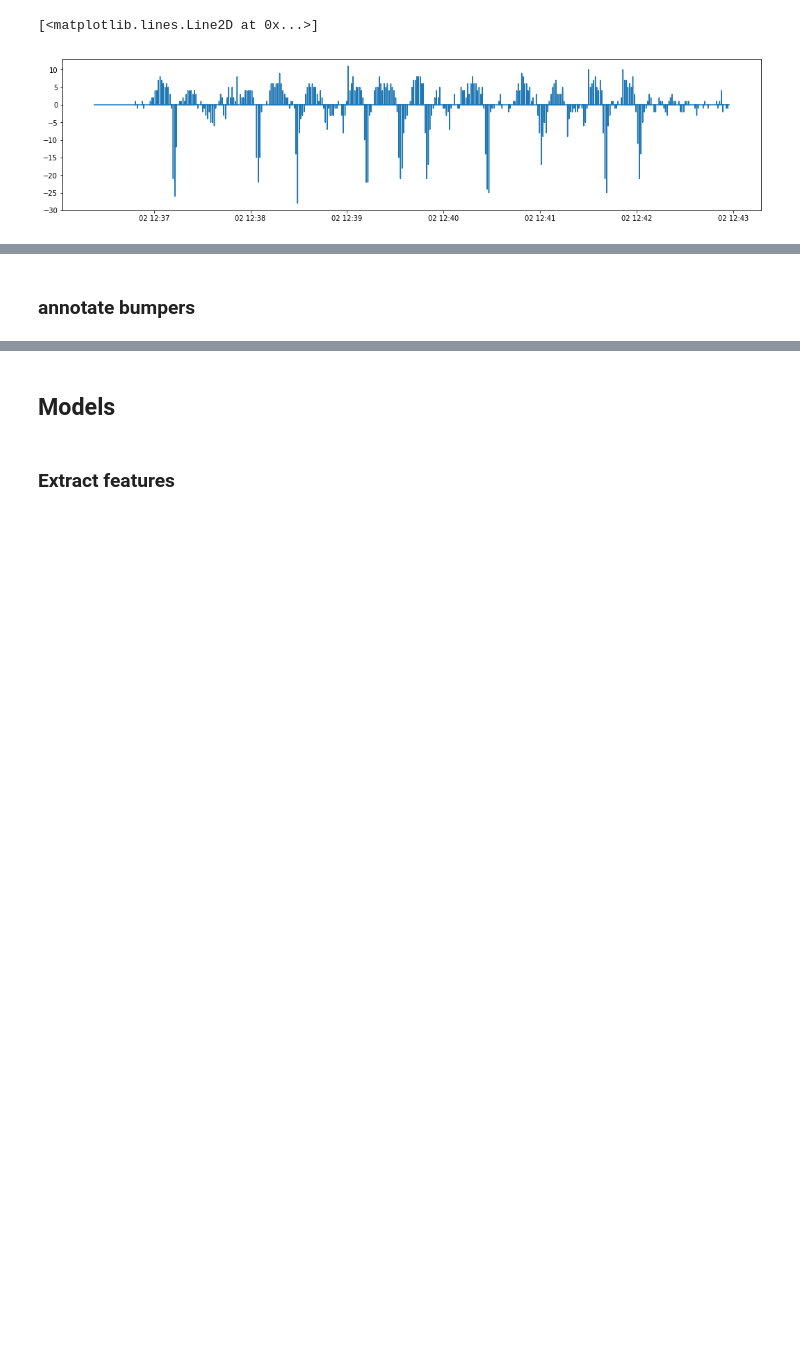
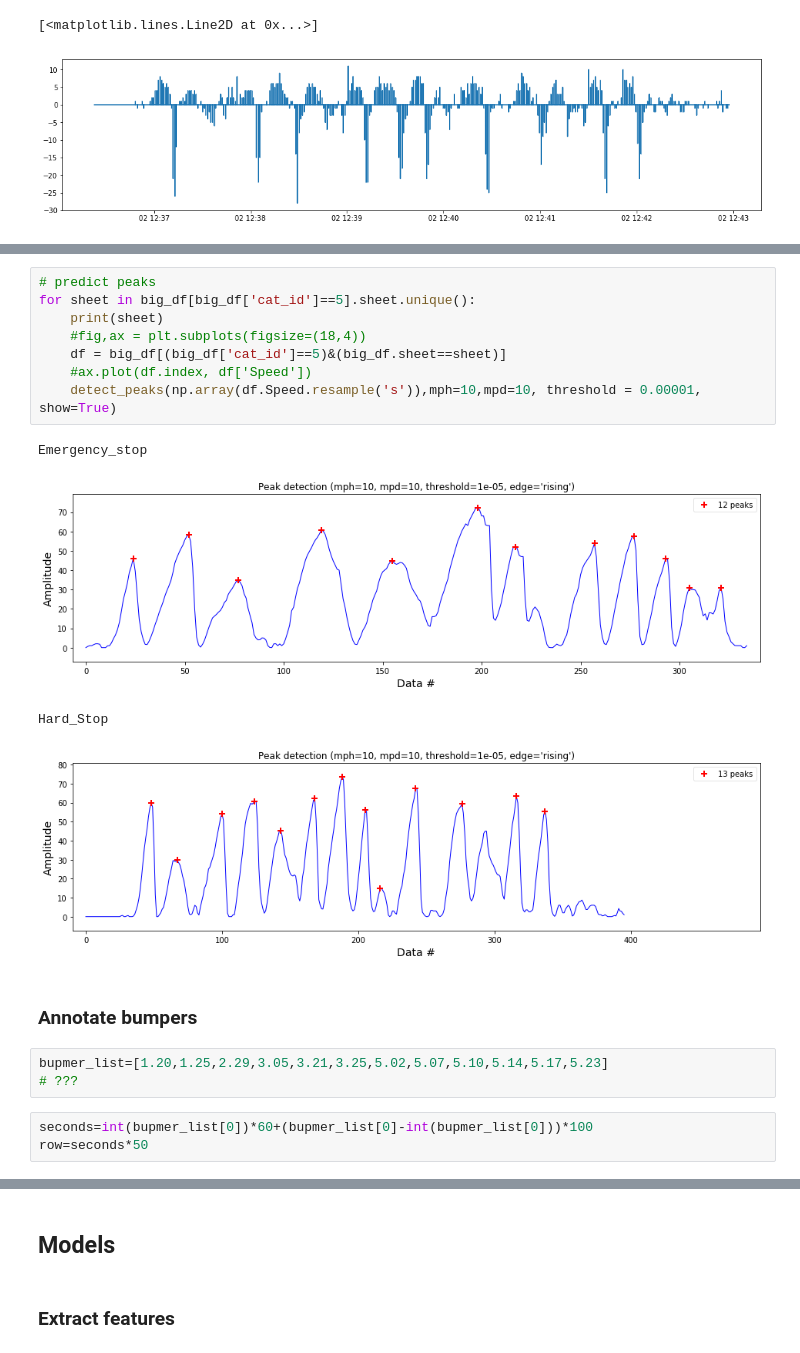
Before and after one commit to lirazch/RoadTrackACC, a Jupyter notebook: NewAnotationFormatNotebook_v1.ipynb, the cells around one changed output, grey strips where cells are left out. Saved outputs shown, nothing was run; the diff lists cells and outputs as text; blank space fills up the shorter version.

```diff
--- a/NewAnotationFormatNotebook_v1.ipynb
+++ b/NewAnotationFormatNotebook_v1.ipynb
@@ -241,2 +270,21 @@ Hard_Stop
+# %%
+# predict peaks
+for sheet in big_df[big_df['cat_id']==5].sheet.unique():
+    print(sheet)
+    #fig,ax = plt.subplots(figsize=(18,4))
+    df = big_df[(big_df['cat_id']==5)&(big_df.sheet==sheet)]
+    #ax.plot(df.index, df['Speed'])
+    detect_peaks(np.array(df.Speed.resample('s')),mph=10,mpd=10, threshold = 0.00001, show=True)
+# %% [output]
+Emergency_stop
+[figure, added]
+Hard_Stop
+[figure, added]
 # %% [markdown]
-### annotate bumpers
+### Annotate bumpers
+# %%
+bupmer_list=[1.20,1.25,2.29,3.05,3.21,3.25,5.02,5.07,5.10,5.14,5.17,5.23]
+# ???
+# %%
+seconds=int(bupmer_list[0])*60+(bupmer_list[0]-int(bupmer_list[0]))*100
+row=seconds*50
```
Also changed, not shown: parts of 34 cells of this notebook, 1 other file.
